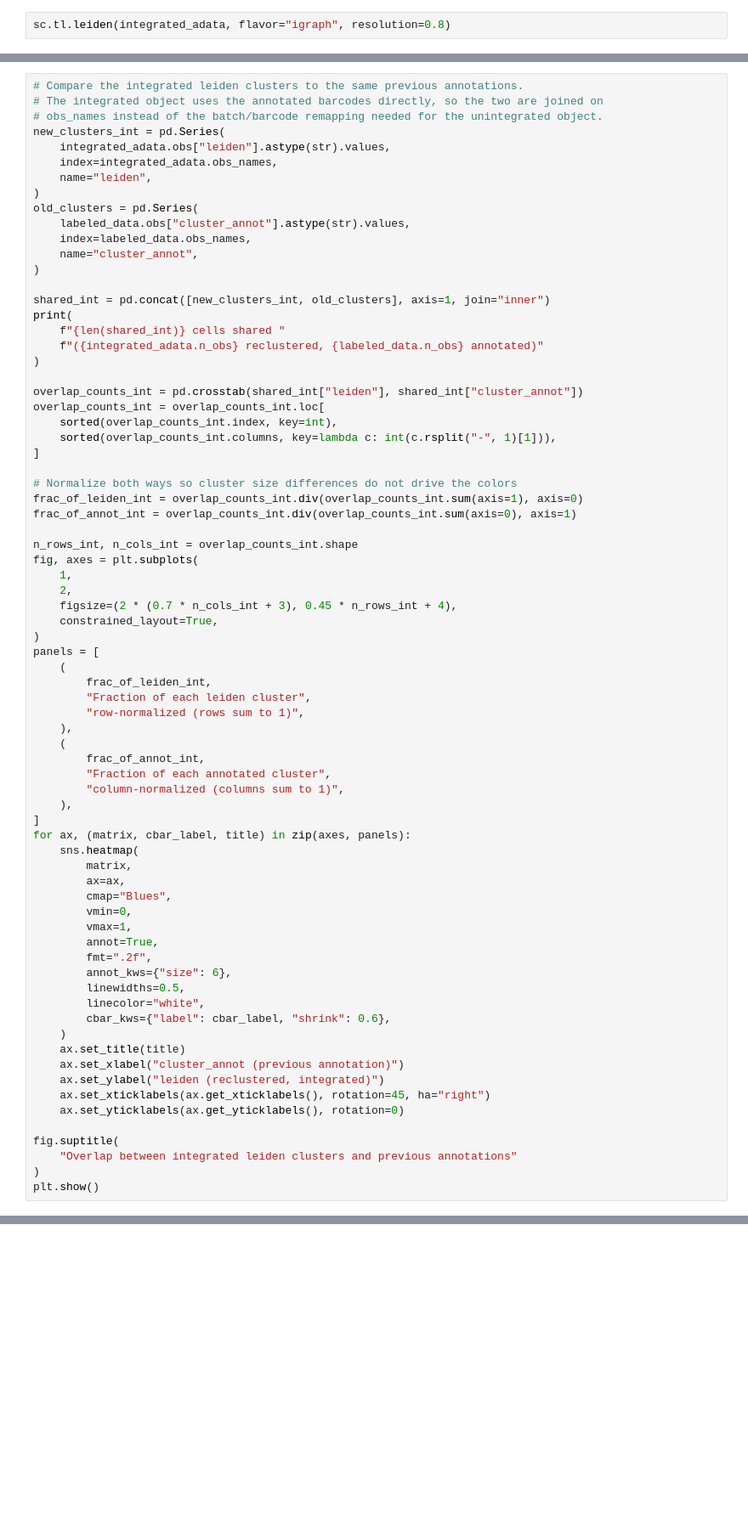
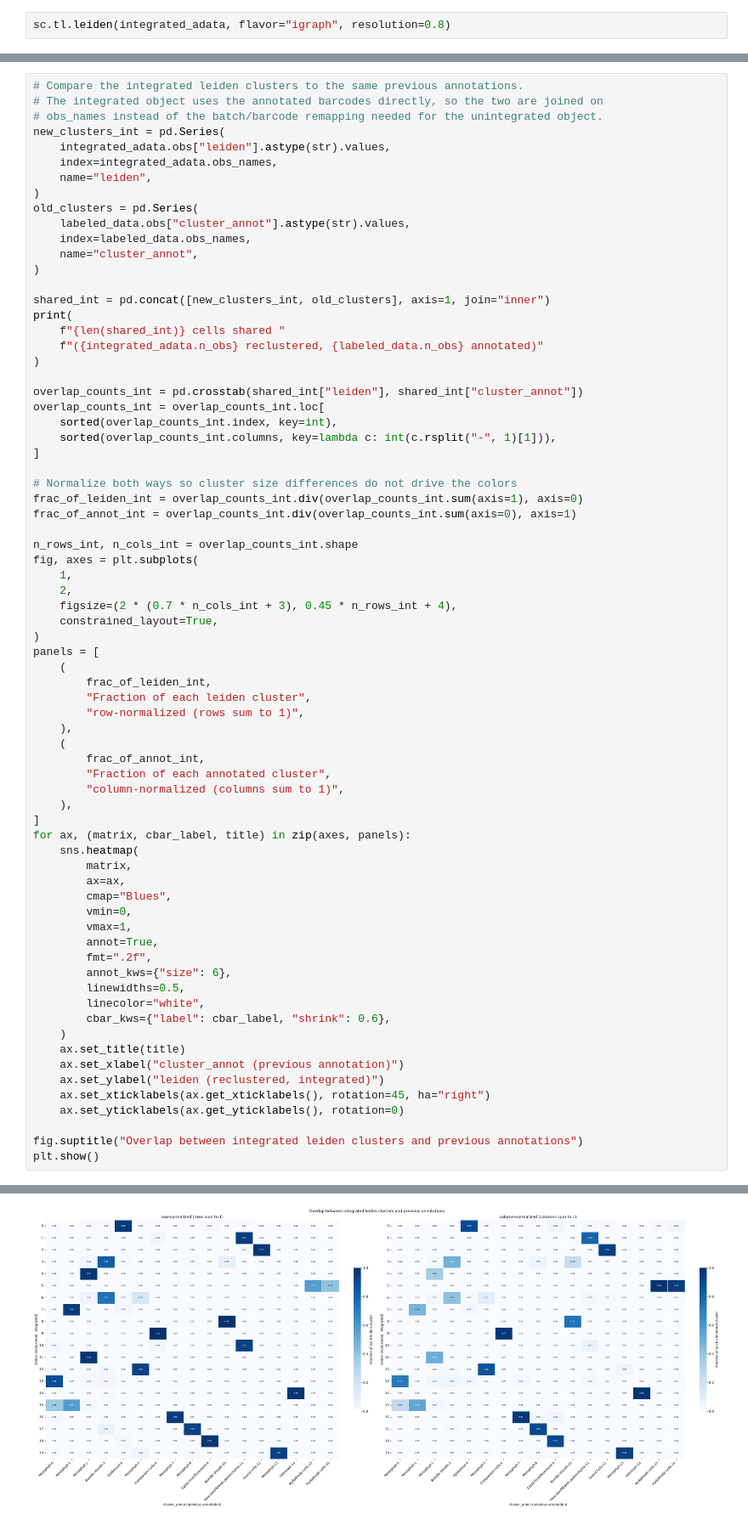
Before and after one commit to mikepassal/Soybean_Single_Cell_drought_heat, a Jupyter notebook: Reprocess_and_recluster/Recluster_integrated_data_and_compare/Recluster_integrated_data.ipynb, the cells around one changed output, grey strips where cells are left out. Shown at 85% size. Saved outputs shown, nothing was run; the diff lists cells and outputs as text; blank space fills up the shorter version.

```diff
--- a/Reprocess_and_recluster/Recluster_integrated_data_and_compare/Recluster_integrated_data.ipynb
+++ b/Reprocess_and_recluster/Recluster_integrated_data_and_compare/Recluster_integrated_data.ipynb
@@ -491,7 +515,6 @@ for ax, (matrix, cbar_label, title) in zip(axes, panels):
     ax.set_xticklabels(ax.get_xticklabels(), rotation=45, ha="right")
     ax.set_yticklabels(ax.get_yticklabels(), rotation=0)
 
-fig.suptitle(
-    "Overlap between integrated leiden clusters and previous annotations"
-)
+fig.suptitle("Overlap between integrated leiden clusters and previous annotations")
 plt.show()
+# %% [output]
@@ -498,3 +522,4 @@ plt.show()
+[figure, added]
 # %%
 # Same overlap, unnormalized: total number of cells shared by each pair
 fig, ax = plt.subplots(
```
Also changed, not shown: parts of 9 cells of this notebook, 33 other files.
